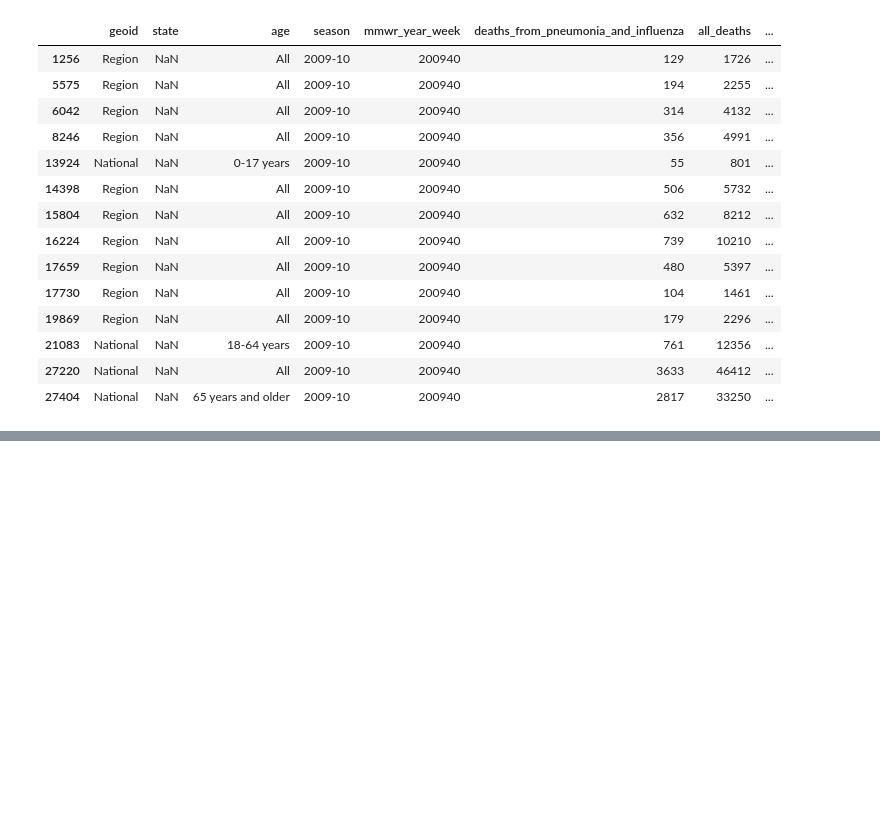
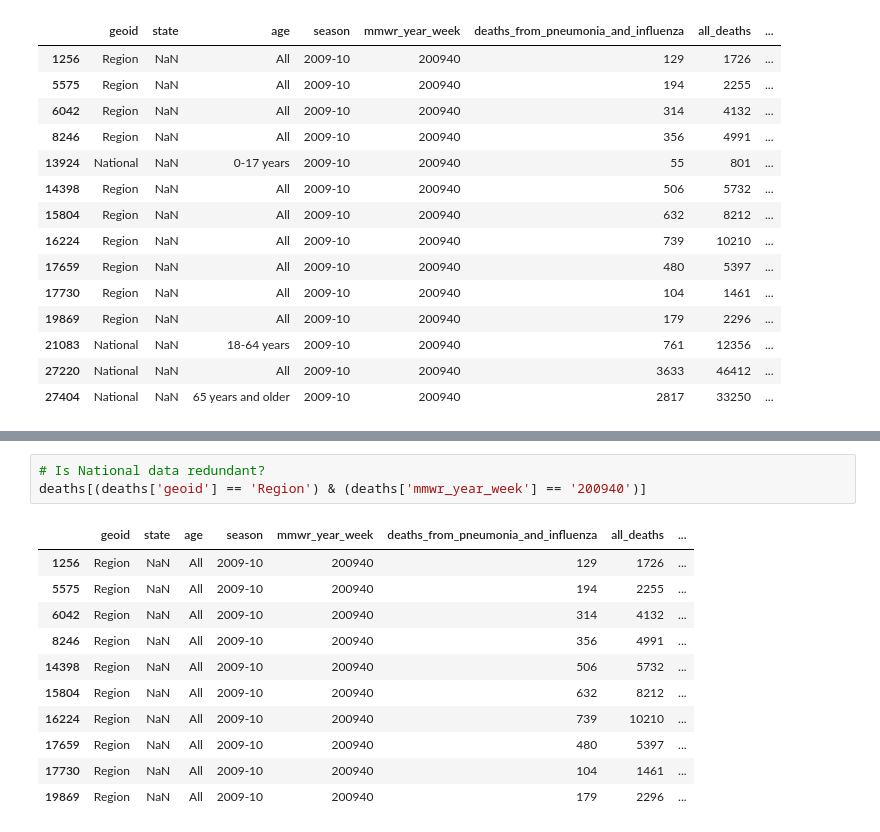
Before and after one commit to LotusEat3r/Project, a Jupyter notebook: Project_Data_init.ipynb, the cells around one changed output, grey strips where cells are left out. Saved outputs shown, nothing was run; the diff lists cells and outputs as text; blank space fills up the shorter version.

```diff
--- a/Project_Data_init.ipynb
+++ b/Project_Data_init.ipynb
@@ -91,0 +123,15 @@ deaths[deaths['mmwr_year_week'] == '200940'][deaths[deaths['mmwr_year_week'] ==
+# %%
+# Is National data redundant?
+deaths[(deaths['geoid'] == 'Region') & (deaths['mmwr_year_week'] == '200940')]
+# %% [output]
+|  | geoid | state | age | season | mmwr_year_week | deaths_from_pneumonia_and_influenza | all_deaths | ... |
+| 1256 | Region | NaN | All | 2009-10 | 200940 | 129 | 1726 | ... |
+| 5575 | Region | NaN | All | 2009-10 | 200940 | 194 | 2255 | ... |
+| 6042 | Region | NaN | All | 2009-10 | 200940 | 314 | 4132 | ... |
+| 8246 | Region | NaN | All | 2009-10 | 200940 | 356 | 4991 | ... |
+| 14398 | Region | NaN | All | 2009-10 | 200940 | 506 | 5732 | ... |
+| 15804 | Region | NaN | All | 2009-10 | 200940 | 632 | 8212 | ... |
+| 16224 | Region | NaN | All | 2009-10 | 200940 | 739 | 10210 | ... |
+| 17659 | Region | NaN | All | 2009-10 | 200940 | 480 | 5397 | ... |
+| 17730 | Region | NaN | All | 2009-10 | 200940 | 104 | 1461 | ... |
+| 19869 | Region | NaN | All | 2009-10 | 200940 | 179 | 2296 | ... |
```
Also changed, not shown: parts of 13 cells of this notebook, 1 other file.
